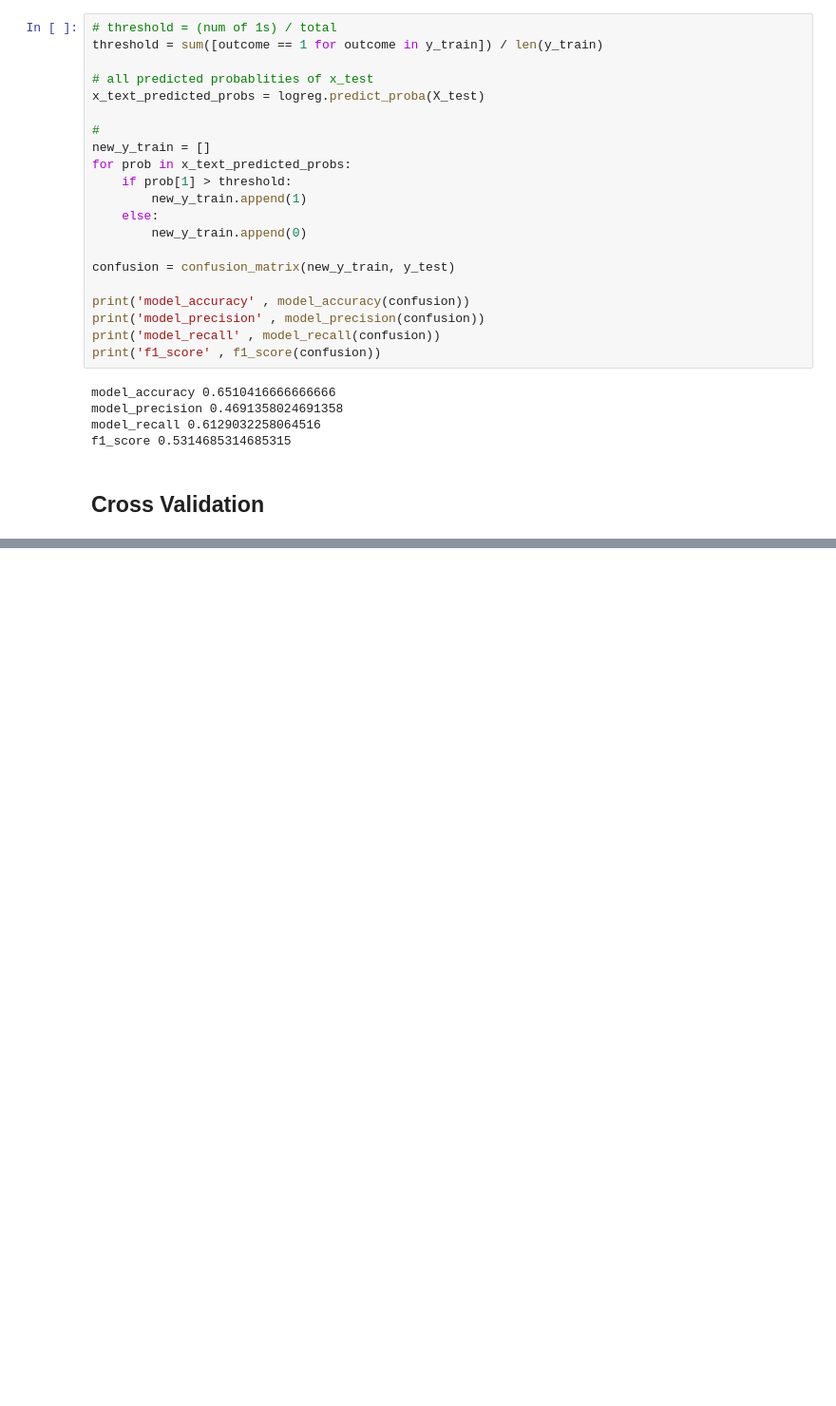
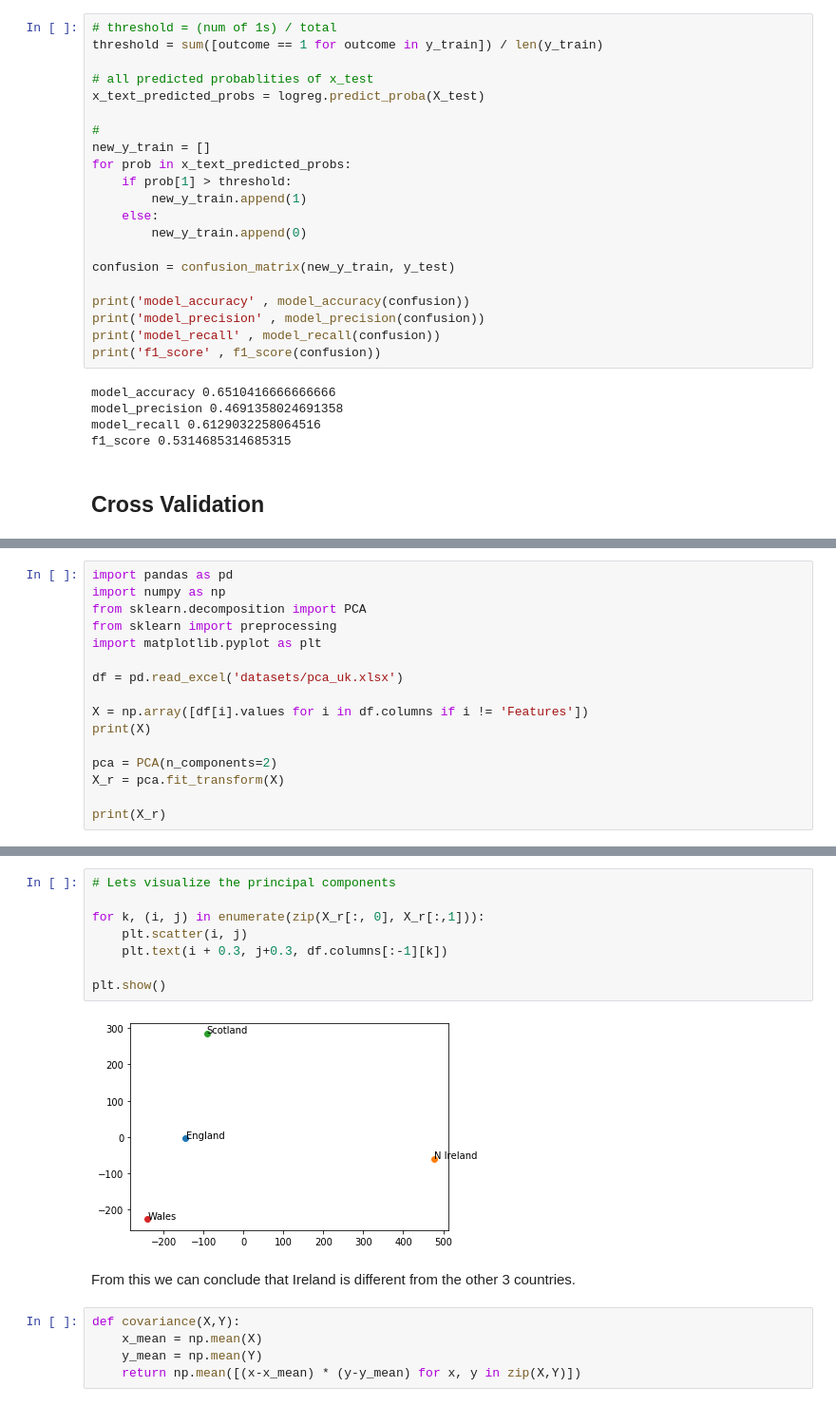
Before and after one commit to jshams/DS-2.1-machine-learning, a Jupyter notebook: notes.ipynb, the cells around one changed output, grey strips where cells are left out. Shown at 95% size. Saved outputs shown, nothing was run; the diff lists cells and outputs as text; blank space fills up the shorter version.

```diff
--- a/notes.ipynb
+++ b/notes.ipynb
@@ -613,0 +634,16 @@ f1_score 0.5314685314685315
+# %%
+import pandas as pd
+import numpy as np
+from sklearn.decomposition import PCA
+from sklearn import preprocessing
+import matplotlib.pyplot as plt
+
+df = pd.read_excel('datasets/pca_uk.xlsx')
+
+X = np.array([df[i].values for i in df.columns if i != 'Features'])
+print(X)
+
+pca = PCA(n_components=2)
+X_r = pca.fit_transform(X)
+
+print(X_r)
@@ -613,0 +663,17 @@ f1_score 0.5314685314685315
+# %%
+# Lets visualize the principal components
+
+for k, (i, j) in enumerate(zip(X_r[:, 0], X_r[:,1])):
+    plt.scatter(i, j)
+    plt.text(i + 0.3, j+0.3, df.columns[:-1][k])
+
+plt.show()
+# %% [output]
+[figure, added]
+# %% [markdown]
+From this we can conclude that Ireland is different from the other 3 countries.
+# %%
+def covariance(X,Y):
+    x_mean = np.mean(X)
+    y_mean = np.mean(Y)
+    return np.mean([(x-x_mean) * (y-y_mean) for x, y in zip(X,Y)])
```
Also changed, not shown: parts of 14 cells of this notebook.
